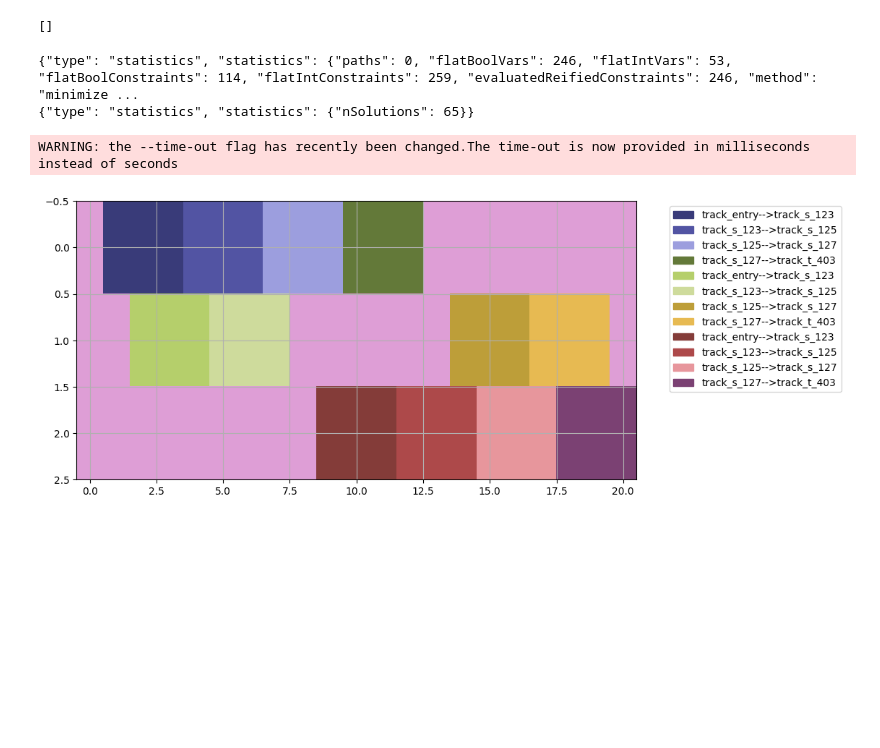
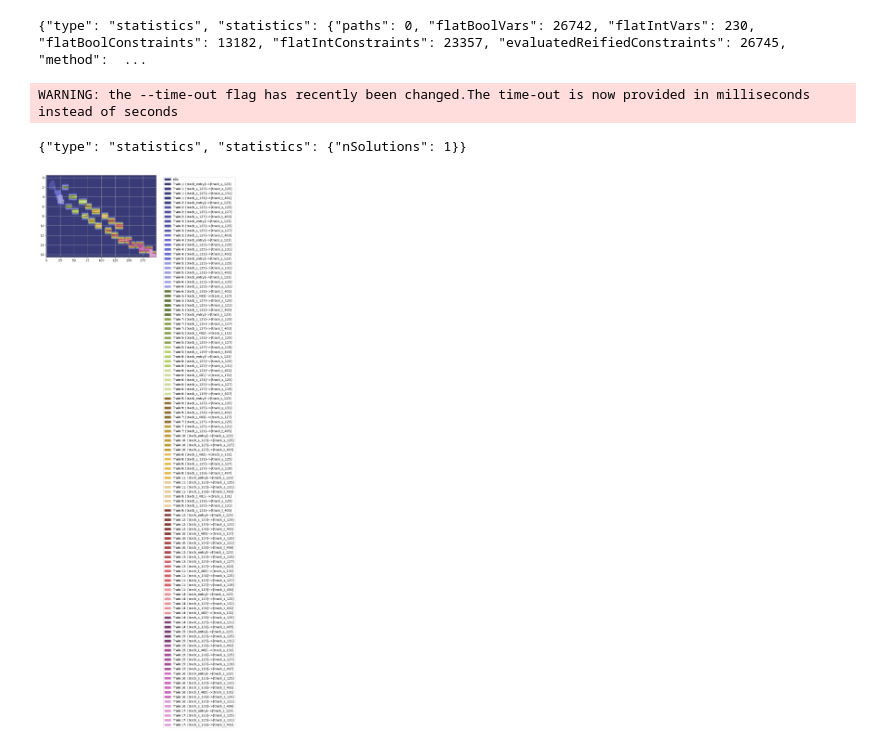
Before and after one commit to LonyuNaz/tusp-cp-postprocessing, a Jupyter notebook: test.ipynb, the cells around one changed output. Saved outputs shown, nothing was run; the diff lists cells and outputs as text; code cells hidden in the pictures; blank space fills up the shorter version.

Commit message:
finalized start times, solution instant

```diff
--- a/test.ipynb
+++ b/test.ipynb
@@ -8,3 +9,4 @@ import matplotlib.patches as mpatches
 # %%
-p2d = PlanToDZN(2, False)
-p2d.create_from_file('ext_plan.plan')
+p2d = PlanToDZN(3, False)
+p2d.create_from_file('17trains_ext.plan')
+movement_labels = p2d.movement_labels()
@@ -39,10 +13,6 @@ p2d.precedence_constraints
-# %%
-p2d.non_overlap_constraints
-# %% [output]
-[]
 # %%
-[start_times, durations, action_driver, action_train, start_train, end_train] = run_mzn(300, 'chuffed')
+[start_times, durations, action_driver, action_train] = run_mzn(300, 'chuffed')
 # %% [output]
-{"type": "statistics", "statistics": {"paths": 0, "flatBoolVars": 246, "flatIntVars": 53, "flatBoolConstraints": 114, "flatIntConstraints": 259, "evaluatedReifiedConstraints": 246, "method": "minimize ...
-{"type": "statistics", "statistics": {"nSolutions": 65}}
+{"type": "statistics", "statistics": {"paths": 0, "flatBoolVars": 26742, "flatIntVars": 230, "flatBoolConstraints": 13182, "flatIntConstraints": 23357, "evaluatedReifiedConstraints": 26745, "method":  ...
 WARNING: the --time-out flag has recently been changed.The time-out is now provided in milliseconds instead of seconds
+{"type": "statistics", "statistics": {"nSolutions": 1}}
@@ -54,16 +19,8 @@ for i in range(len(start_times)):
-# %%
-plt.figure(figsize=(10,5))
-im = plt.imshow(train_schedule, aspect='auto', cmap='tab20b')
-# get the colors of the values, according to the
-# colormap used by imshow
-labels = [f'{m.origin.name}-->{m.destination.name}' for m in p2d.movements]
-colors = [ im.cmap(im.norm(i)) for i in range(len(labels)+1)]
-# create a patch (proxy artist) for every color
-patches = [ mpatches.Patch(color=colors[i], label=labels[i] ) for i in range(len(labels)) ]
-# put those patched as legend-handles into the legend
-
-plt.legend(handles=patches, bbox_to_anchor=(1.05, 1), loc=2)
-
-plt.grid(True)
-# %% [output]
-[figure, removed]
+# %%
+train_schedule, driver_schedule = init_train_driver_schedules(start_times,durations,
+                                                                  action_train, action_driver)
+driver_schedule = finalize_driver_schedule(driver_schedule)
+# %%
+plot_schedule(train_schedule, ['idle']+movement_labels)
+# %% [output]
+[figure, added]
```
Also changed, not shown: parts of 6 cells of this notebook, 25 other files.
